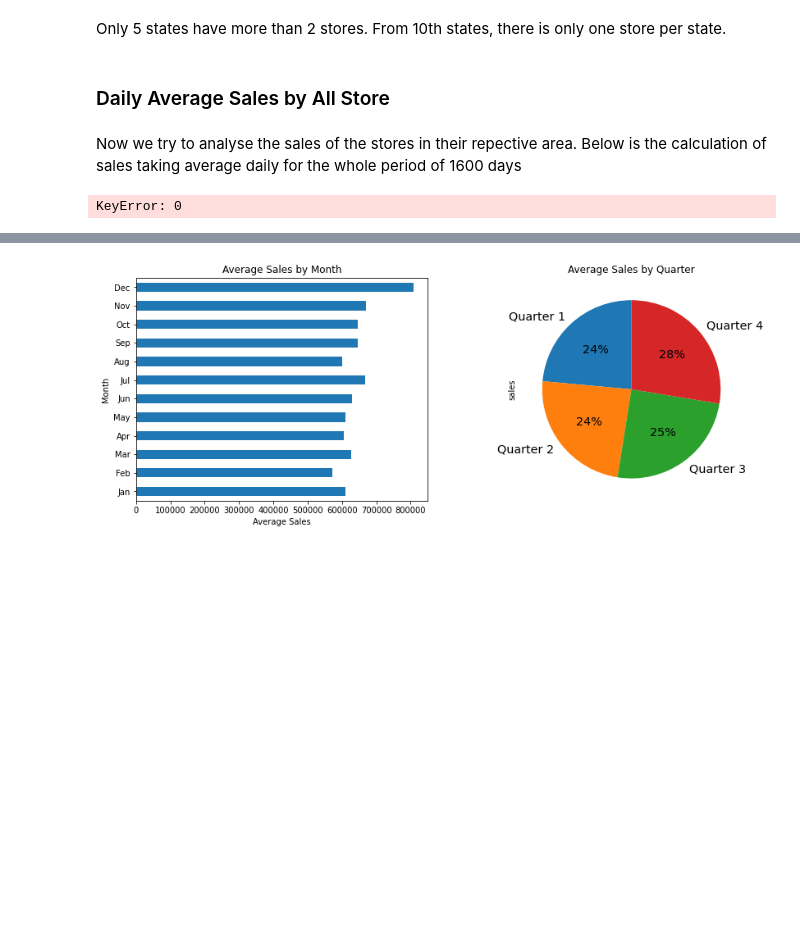
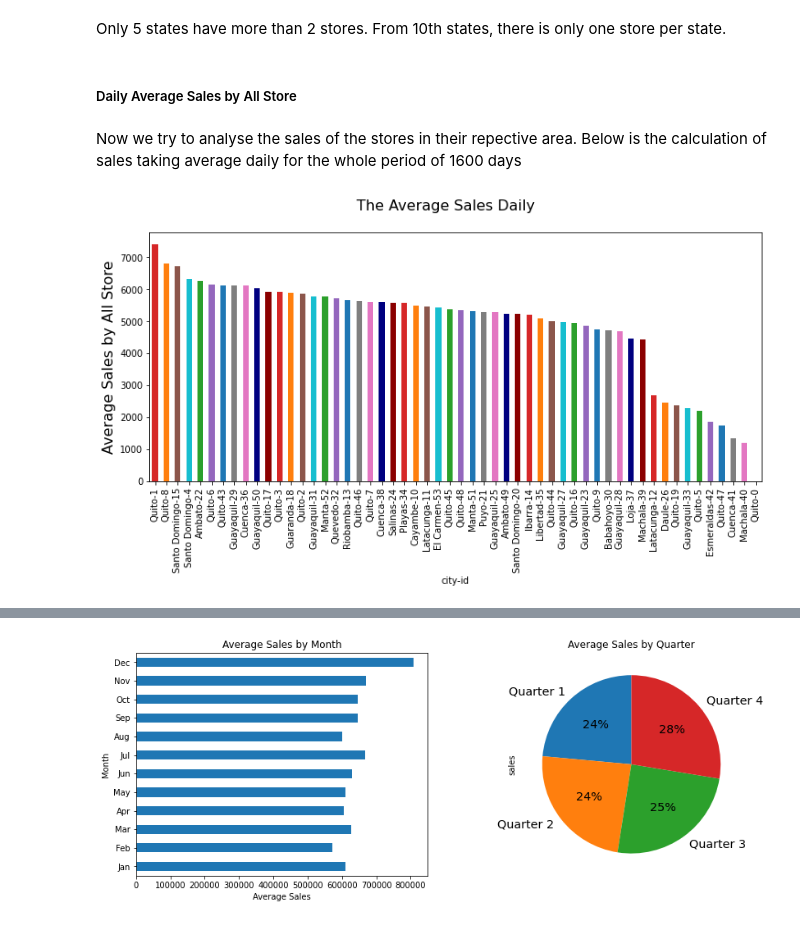
Before and after one commit to abroniewski/ML-test-repo, a Jupyter notebook: connectcsv.ipynb, the cells around one changed output, grey strips where cells are left out. Drawn from its saved outputs; the diff is of its cells as text; code cells hidden in the pictures; blank space fills up the shorter version.

```diff
--- a/connectcsv.ipynb
+++ b/connectcsv.ipynb
@@ -292,27 +292,37 @@ plt.show()
 # %% [markdown]
 Only 5 states have more than 2 stores. From 10th states, there is only one store per state.
 # %% [markdown]
-### Daily Average Sales by All Store
+##### Daily Average Sales by All Store
 # %% [markdown]
 Now we try to analyse the sales of the stores in their repective area. Below is the calculation of sales taking average daily for the whole period of 1600 days
 # %%
 store_nbr_id  = stores_data.index.values # stores_data.store_nbr.unique()
 train_data = pd.read_csv(path + 'train.csv', index_col="id", header=0, parse_dates=['date'])
 sales_grouped = train_data.groupby(['store_nbr','date']).agg({'sales':'sum'})
 sales_by_store_id = {}
 for store in store_nbr_id:
-    sales_by_store_id[store] = {'sale': sales_grouped.loc[store].sales.mean() ,
+    sales_by_store_id[store] = {'sale': sales_grouped.iloc[store].sales.mean() ,
                                 'city': stores_data.city[store] ,
                                 'city-id': stores_data.city[store]+"-{}".format(store) ,
                                 'state': stores_data.state[store] ,
-                                'type': stores_data.type[store] ,
+                                'type': stores_data.str_type[store] ,
                                 'cluster': stores_data.cluster[store] }
-sales_by_store_id = pd.DataFrame.from_dict(sales_by_store_id, orient='index') # convert to Pandas DataFrame
+# Convert to Pandas DataFrame
+sales_by_store_id = pd.DataFrame.from_dict(sales_by_store_id, orient='index')
 
 sales_by_city      = {}
 for city in top_city.index.values:
     sales_by_city[city]      = {'sum': sales_by_store_id [ stores_data.city==city ].sale.sum(),
                                 'mean': sales_by_store_id [ stores_data.city==city ].sale.mean() }
 sales_by_city      = pd.DataFrame.from_dict(sales_by_city, orient='index')
+# Sorting
+sales_by_store_id.sort_values( by='sale', inplace=True, ascending=False )
+sales_by_city_sum  = sales_by_city.sort_values( by='sum', ascending=False )
+# Ploting
+figsize = (12,5)
+fig, ax0 = plt.subplots(figsize=figsize)
+sales_by_store_id.plot(kind="bar",x='city-id',y='sale',figsize=figsize, ax=ax0,color=color, align='center', legend=False)
+plt.suptitle("The Average Sales Daily",  fontsize=16, ha='center')
+ax0.set_ylabel('Average Sales by All Store',  fontsize=16);
 # %% [output]
-KeyError: 0
+[figure, added]
```
Also changed, not shown: parts of 7 cells of this notebook.
